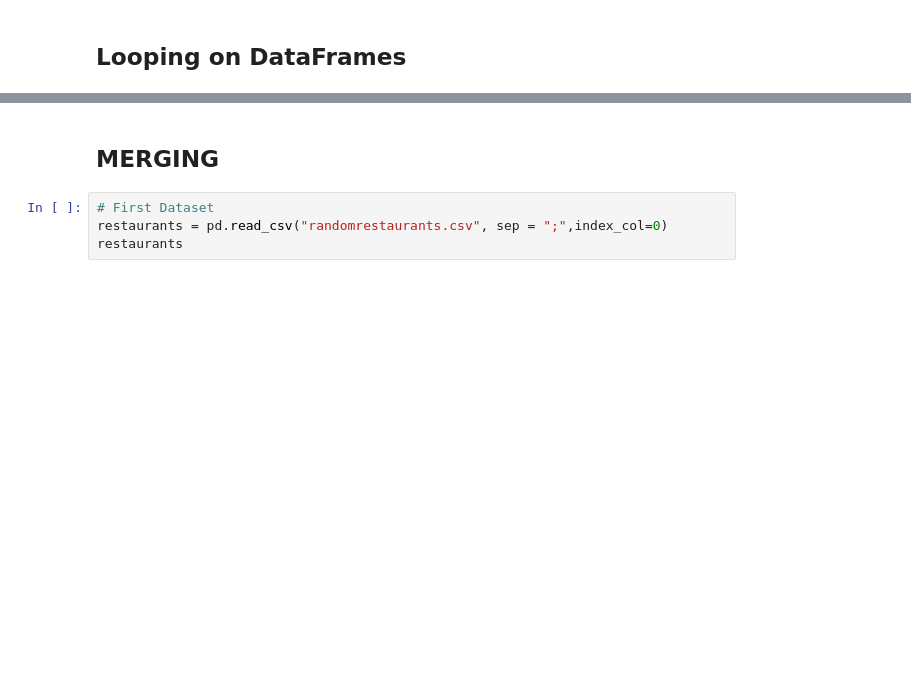
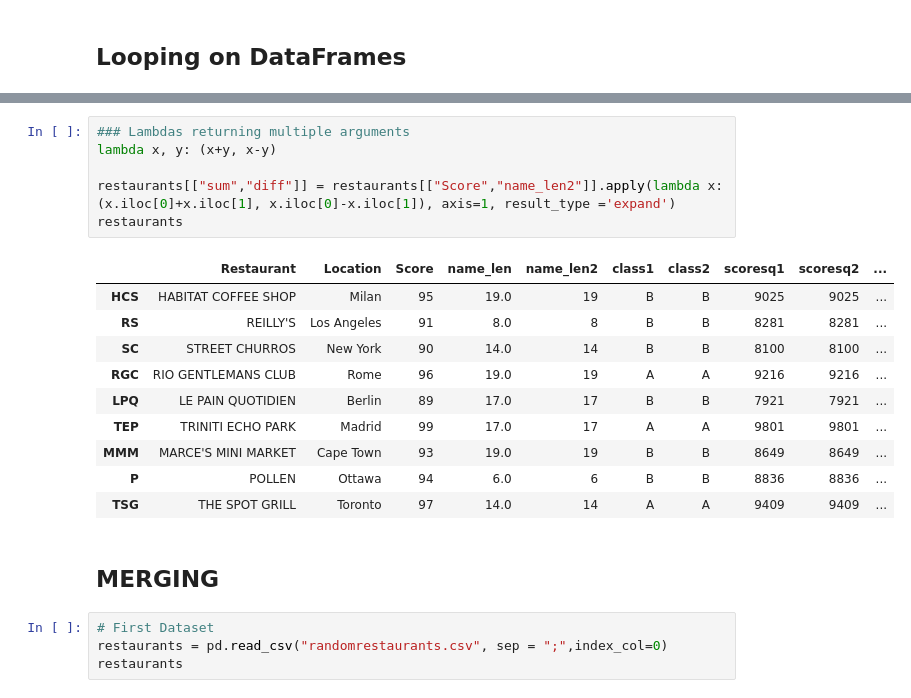
Before and after one commit to Fritzpass/BABD2022, a Jupyter notebook: Lab_01_python/03_Pandas.ipynb, the cells around one changed output, grey strips where cells are left out. Saved outputs shown, nothing was run; the diff lists cells and outputs as text; blank space fills up the shorter version.

```diff
--- a/Lab_01_python/03_Pandas.ipynb
+++ b/Lab_01_python/03_Pandas.ipynb
@@ -182,3 +501,20 @@ restaurants
+# %%
+### Lambdas returning multiple arguments
+lambda x, y: (x+y, x-y)
+
+restaurants[["sum","diff"]] = restaurants[["Score","name_len2"]].apply(lambda x: (x.iloc[0]+x.iloc[1], x.iloc[0]-x.iloc[1]), axis=1, result_type ='expand')
+restaurants
+# %% [output]
+|  | Restaurant | Location | Score | name_len | name_len2 | class1 | class2 | scoresq1 | scoresq2 | ... |
+| HCS | HABITAT COFFEE SHOP | Milan | 95 | 19.0 | 19 | B | B | 9025 | 9025 | ... |
+| RS | REILLY'S | Los Angeles | 91 | 8.0 | 8 | B | B | 8281 | 8281 | ... |
+| SC | STREET CHURROS | New York | 90 | 14.0 | 14 | B | B | 8100 | 8100 | ... |
+| RGC | RIO GENTLEMANS CLUB | Rome | 96 | 19.0 | 19 | A | A | 9216 | 9216 | ... |
+| LPQ | LE PAIN QUOTIDIEN | Berlin | 89 | 17.0 | 17 | B | B | 7921 | 7921 | ... |
+| TEP | TRINITI ECHO PARK | Madrid | 99 | 17.0 | 17 | A | A | 9801 | 9801 | ... |
+| MMM | MARCE'S MINI MARKET | Cape Town | 93 | 19.0 | 19 | B | B | 8649 | 8649 | ... |
+| P | POLLEN | Ottawa | 94 | 6.0 | 6 | B | B | 8836 | 8836 | ... |
+| TSG | THE SPOT GRILL | Toronto | 97 | 14.0 | 14 | A | A | 9409 | 9409 | ... |
 # %% [markdown]
 ## MERGING
 # %%
```
Also changed, not shown: parts of 53 cells of this notebook.
